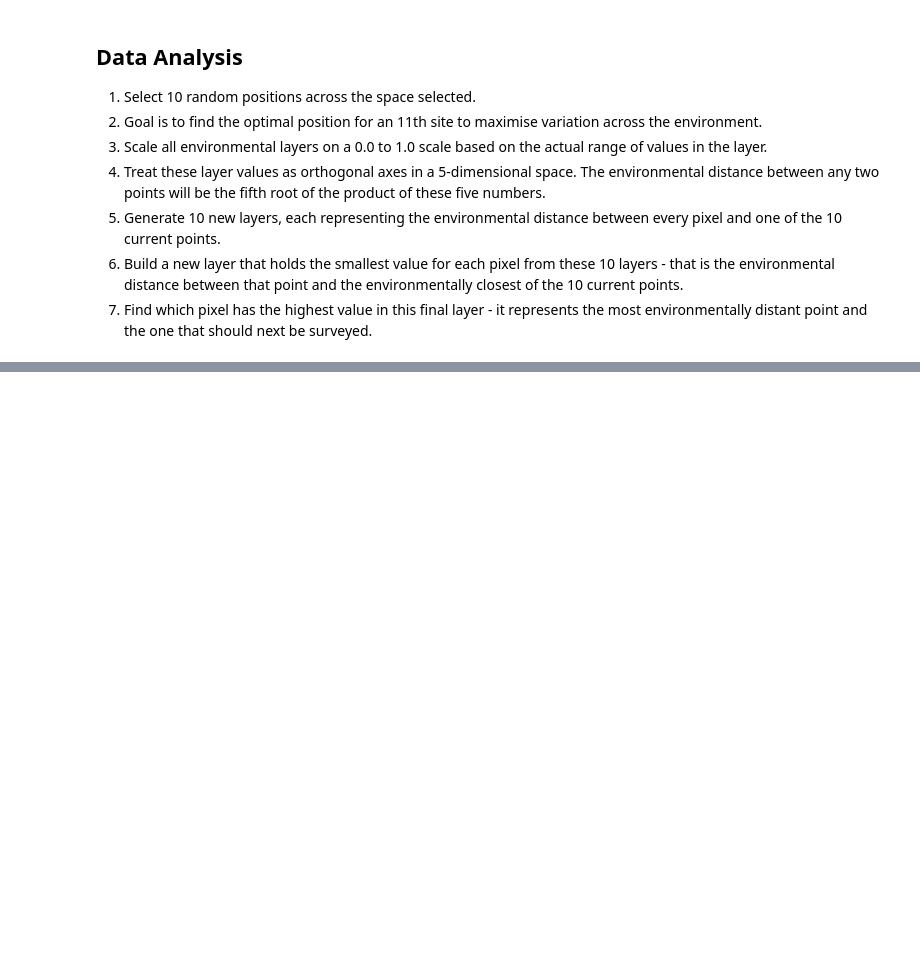
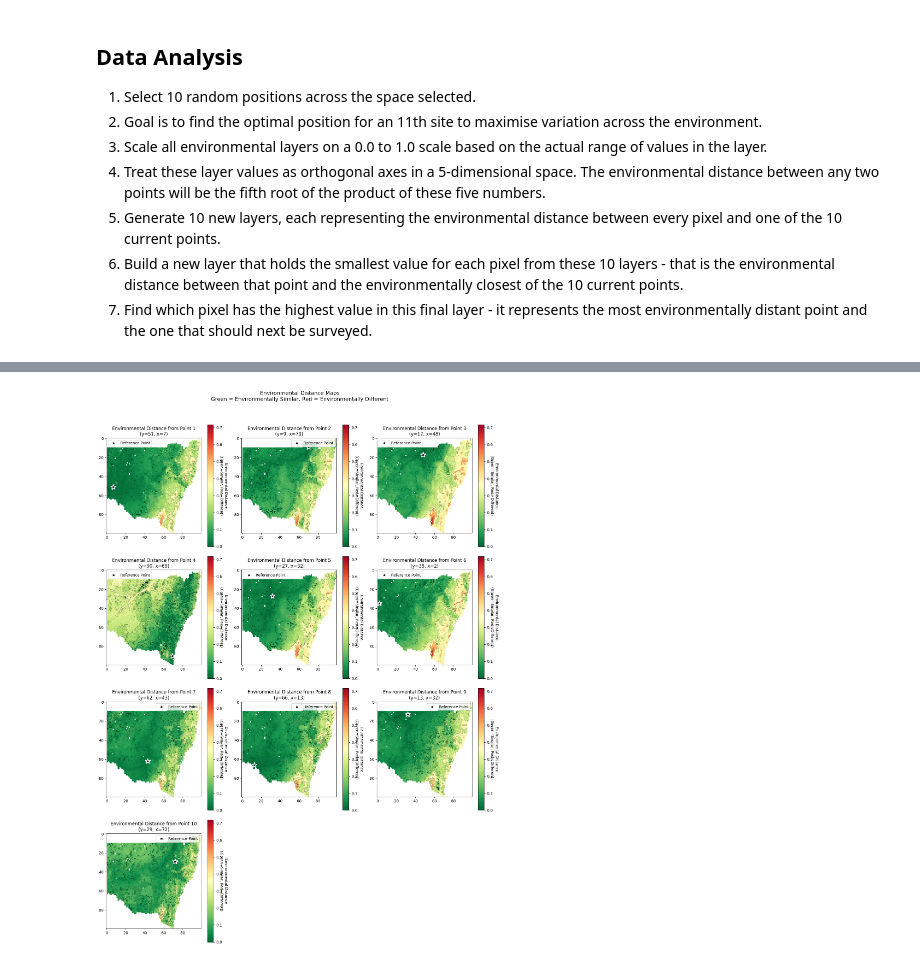
Before and after one commit to aus-plant-phenomics-network/mccn-case-studies, a Jupyter notebook: Case 3/MCCN-CASE 3.ipynb, the cells around one changed output, grey strips where cells are left out. Cells and saved outputs as stored; diff of their text form; code cells hidden in the pictures; blank space fills up the shorter version.

```diff
--- a/Case 3/MCCN-CASE 3.ipynb
+++ b/Case 3/MCCN-CASE 3.ipynb
@@ -222,3 +324,52 @@ Environmental distance score: 0.00000
+# %%
+n_points = len(valid_positions)
+n_cols = min(3, n_points)
+n_rows = int(np.ceil(n_points / n_cols))
+
+fig, axes = plt.subplots(n_rows, n_cols, figsize=(5*n_cols, 5*n_rows))
+axes = np.array(axes).ravel()  # Convert to 1D array for easier indexing
+
+# Create a custom colormap
+custom_cmap = plt.cm.RdYlGn_r
+
+for idx, distance_layer in enumerate(distance_layers):
+    # Plot each distance layer
+    im = axes[idx].imshow(distance_layer,
+                         cmap=custom_cmap,
+                         vmin=0,
+                         vmax=np.nanmax(distance_layers))
+
+    # Add colorbar
+    cbar = plt.colorbar(im, ax=axes[idx])
+    cbar.set_label('Environmental Distance\n(Green=Similar, Red=Different)',
+                   rotation=270, labelpad=15)
+
+    # Mark the reference point
+    axes[idx].plot(valid_positions[idx][1], valid_positions[idx][0],
+                  'k*', markersize=15, markeredgecolor='white', markeredgewidth=2,
+                  label='Reference Point')
+
+    # Add contours
+    contours = axes[idx].contour(distance_layer,
+                                levels=5,
+                                colors='black',
+                                alpha=0.5,
+                                linewidths=0.5)
+    axes[idx].clabel(contours, inline=True, fontsize=8)
+
+    axes[idx].set_title(f'Environmental Distance from Point {idx+1}\n(y={valid_positions[idx][0]}, x={valid_positions[idx][1]})')
+    axes[idx].legend()
+
+# Hide any unused subplots
+for idx in range(n_points, len(axes)):
+    axes[idx].axis('off')
+
+plt.suptitle('Environmental Distance Maps\nGreen = Environmentally Similar, Red = Environmentally Different',
+             size=14, y=1.02)
+plt.tight_layout()
+plt.show()
+# %% [output]
+[figure, added]
 # %%
 fig, (ax1, ax2) = plt.subplots(1, 2, figsize=(15, 6))
 
```
Also changed, not shown: parts of 23 cells of this notebook, 19 other files.
